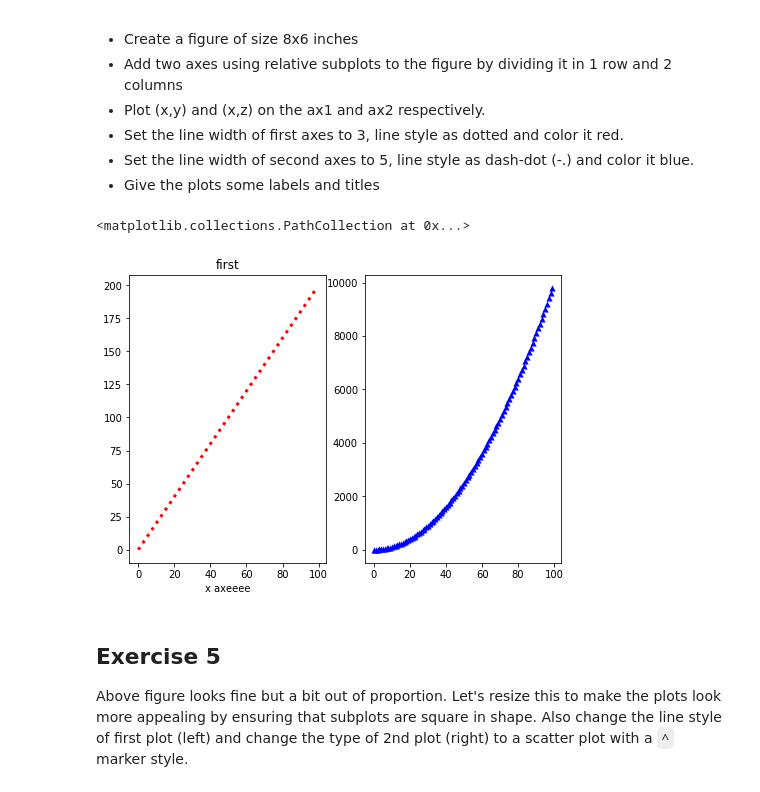
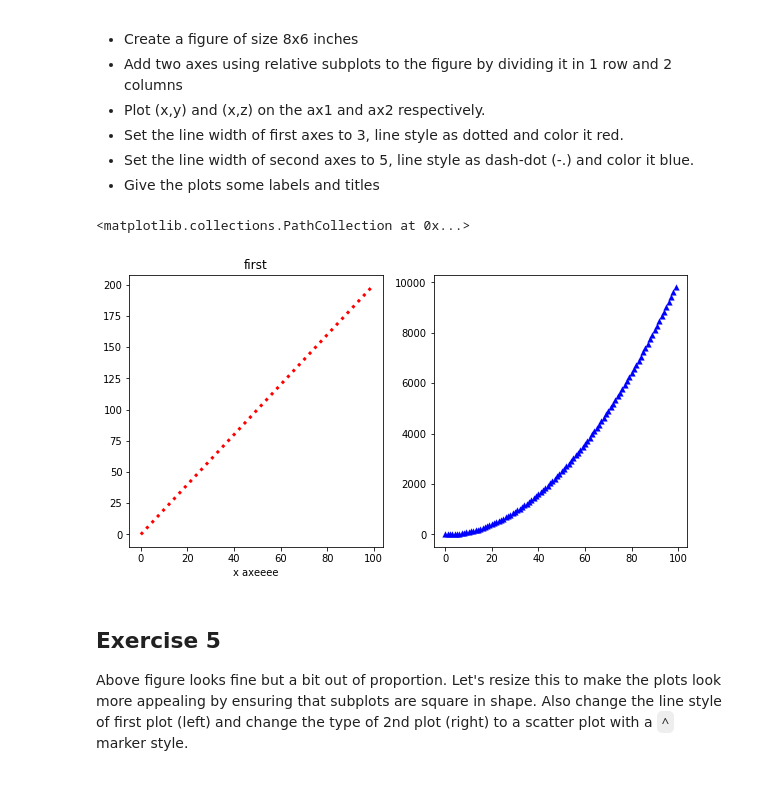
Before and after one commit to nsragow/dsc-more-practice-with-matplotlib-lab-nyc-ds-career-042219, a Jupyter notebook: index.ipynb, the cells around one changed output. Cells and saved outputs as stored; diff of their text form; code cells hidden in the pictures.

```diff
--- a/index.ipynb
+++ b/index.ipynb
@@ -110,23 +110,23 @@ Perform following steps in the cell below:
 * Set the line width of second axes to 5, line style as dash-dot (-.) and color it blue.
 * Give the plots some labels and titles
 # %%
-fig, axes = plt.subplots(ncols=2,nrows=1)
-plt.subplots_adjust(bottom=0,top=1,left=0,right=1)
+fig, axes = plt.subplots(ncols=2,nrows=1,figsize=(10,5))
+#plt.subplots_adjust(bottom=0,top=1,left=0,right=1)
 ax1 = axes[0]
 ax2 = axes[1]
 
 ax1.plot(x,y,lw=3,ls=":",color="red")
 ax1.set_title("first")
 ax1.set_xlabel("x axeeee")
 
 ax2.scatter(x,z,lw=.1,color="blue",marker="^")
 #ax2.figure.set_figheight(5)
 #ax2.figure.set_figwidth(10.5)
 #fig.set_figheight(10)
 #fig.set_figwidth(10)
 # %% [output]
 <matplotlib.collections.PathCollection at 0x...>
-[figure, old version]
+[figure, new version]
 # %% [markdown]
 ## Exercise 5
 
```
